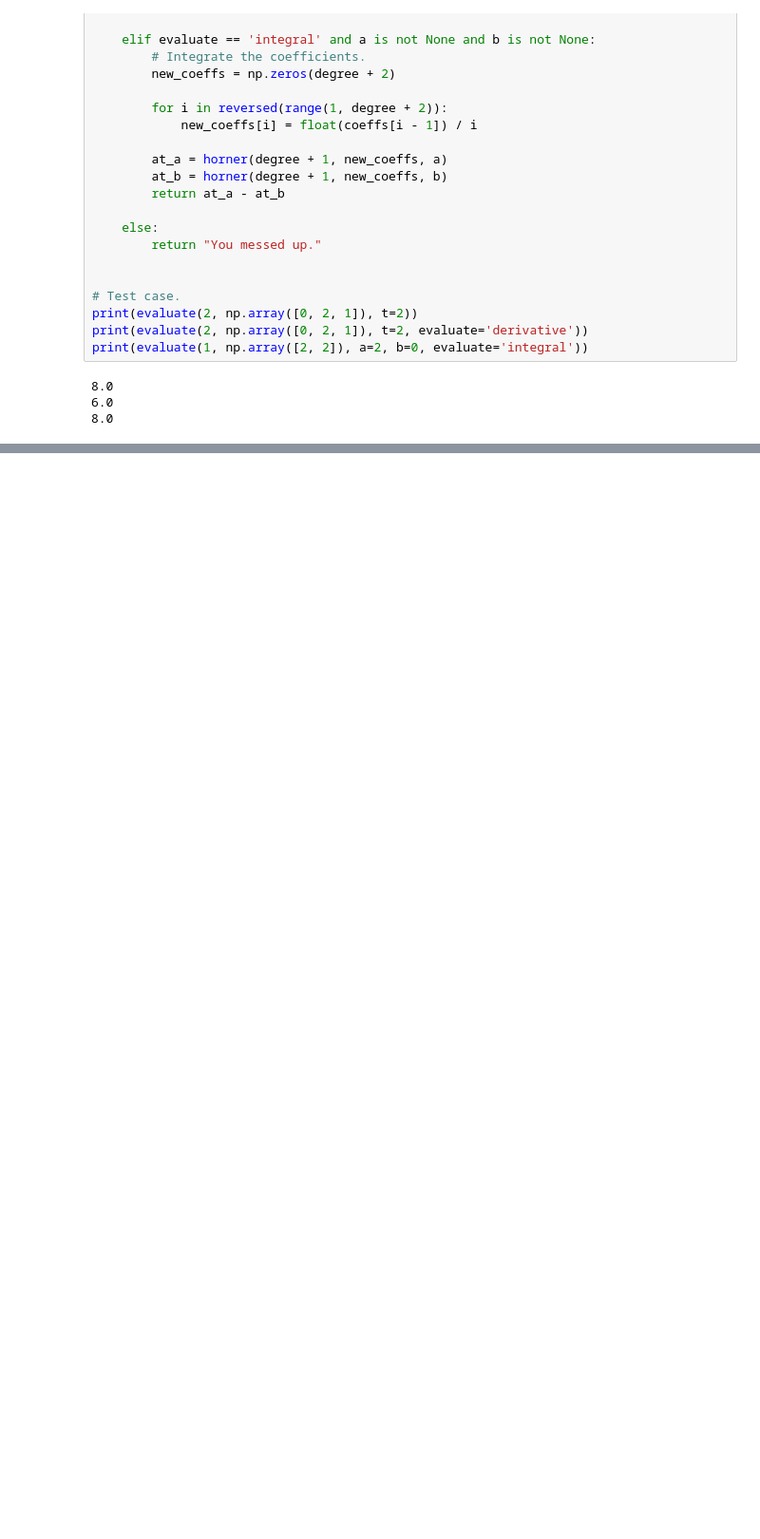
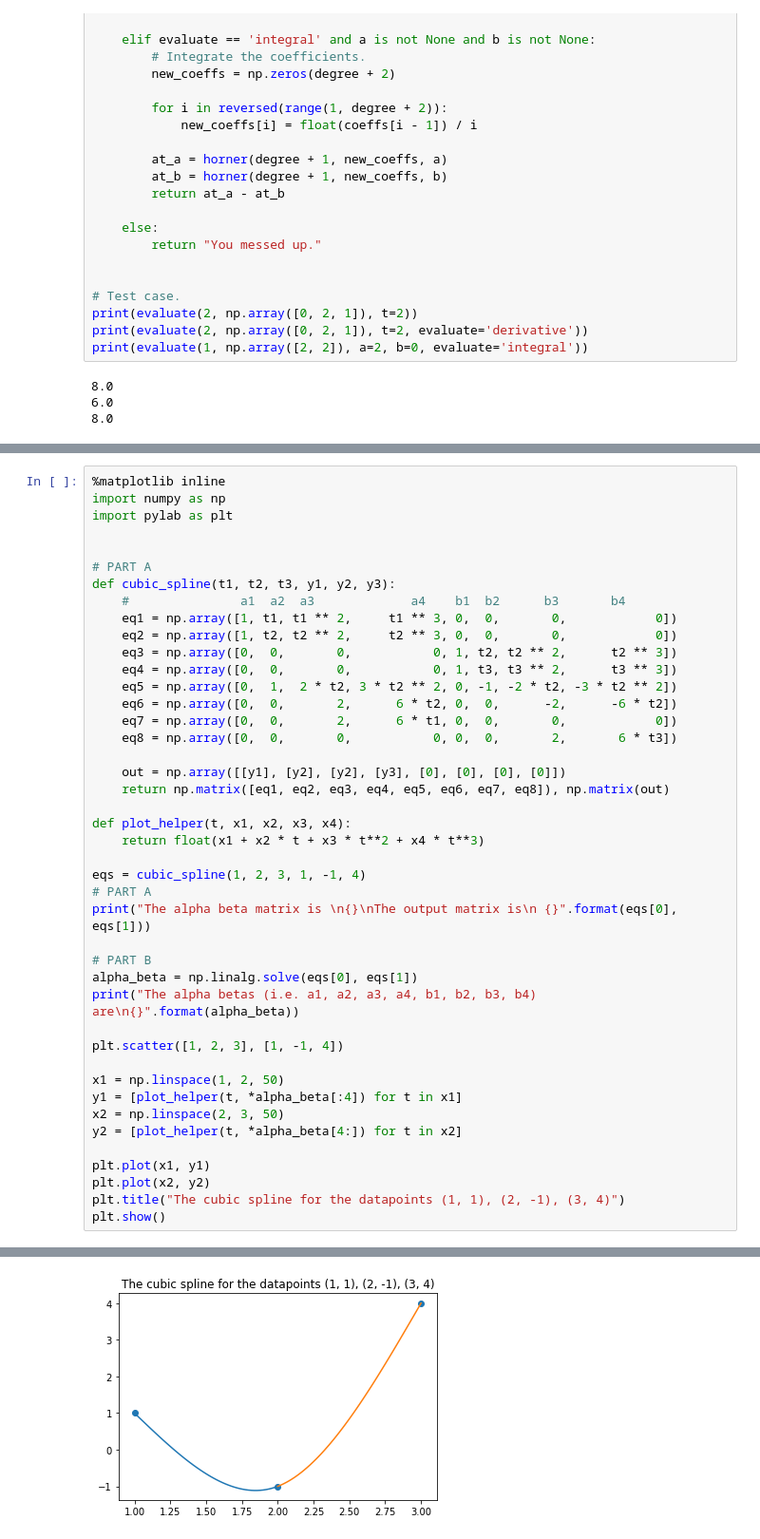
Before and after one commit to malcolmwhat/ecse443, a Jupyter notebook: project/final_project.ipynb, the cells around one changed output, grey strips where cells are left out. Shown at 95% size. Saved outputs shown, nothing was run; the diff lists cells and outputs as text; blank space fills up the shorter version.

```diff
--- a/project/final_project.ipynb
+++ b/project/final_project.ipynb
@@ -123,0 +259,44 @@ np.array([[-2,-27],[0,-1], [1,0]]).shape
+# %%
+%matplotlib inline
+import numpy as np
+import pylab as plt
+
+
+# PART A
+def cubic_spline(t1, t2, t3, y1, y2, y3):
+    #               a1  a2  a3             a4    b1  b2      b3       b4
+    eq1 = np.array([1, t1, t1 ** 2,     t1 ** 3, 0,  0,       0,            0])
+    eq2 = np.array([1, t2, t2 ** 2,     t2 ** 3, 0,  0,       0,            0])
+    eq3 = np.array([0,  0,       0,           0, 1, t2, t2 ** 2,      t2 ** 3])
+    eq4 = np.array([0,  0,       0,           0, 1, t3, t3 ** 2,      t3 ** 3])
+    eq5 = np.array([0,  1,  2 * t2, 3 * t2 ** 2, 0, -1, -2 * t2, -3 * t2 ** 2])
+    eq6 = np.array([0,  0,       2,      6 * t2, 0,  0,      -2,      -6 * t2])
+    eq7 = np.array([0,  0,       2,      6 * t1, 0,  0,       0,            0])
+    eq8 = np.array([0,  0,       0,           0, 0,  0,       2,       6 * t3])
+
+    out = np.array([[y1], [y2], [y2], [y3], [0], [0], [0], [0]])
+    return np.matrix([eq1, eq2, eq3, eq4, eq5, eq6, eq7, eq8]), np.matrix(out)
+
+def plot_helper(t, x1, x2, x3, x4):
+    return float(x1 + x2 * t + x3 * t**2 + x4 * t**3)
+
+eqs = cubic_spline(1, 2, 3, 1, -1, 4)
+# PART A
+print("The alpha beta matrix is \n{}\nThe output matrix is\n {}".format(eqs[0], eqs[1]))
+
+# PART B
+alpha_beta = np.linalg.solve(eqs[0], eqs[1])
+print("The alpha betas (i.e. a1, a2, a3, a4, b1, b2, b3, b4) are\n{}".format(alpha_beta))
+
+plt.scatter([1, 2, 3], [1, -1, 4])
+
+x1 = np.linspace(1, 2, 50)
+y1 = [plot_helper(t, *alpha_beta[:4]) for t in x1]
+x2 = np.linspace(2, 3, 50)
+y2 = [plot_helper(t, *alpha_beta[4:]) for t in x2]
+
+plt.plot(x1, y1)
+plt.plot(x2, y2)
+plt.title("The cubic spline for the datapoints (1, 1), (2, -1), (3, 4)")
+plt.show()
+# %% [output]
@@ -123,0 +320 @@ np.array([[-2,-27],[0,-1], [1,0]]).shape
+[figure, added]
```
Also changed, not shown: parts of 26 cells of this notebook, 4 other files.
